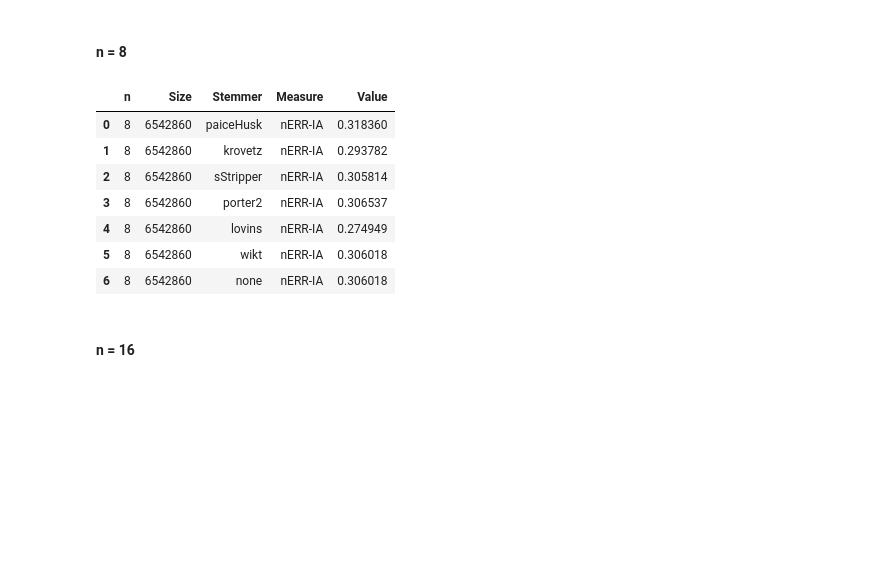
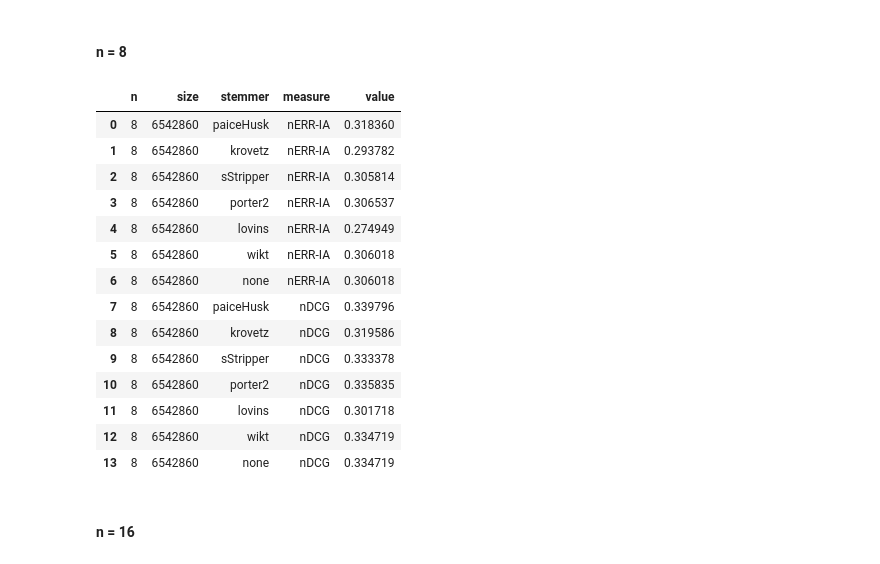
Before and after one commit to Axiomatic314/Stemming, a Jupyter notebook: clueweb.ipynb, the cells around one changed output. Saved outputs shown, nothing was run; the diff lists cells and outputs as text; code cells hidden in the pictures; blank space fills up the shorter version.

```diff
--- a/clueweb.ipynb
+++ b/clueweb.ipynb
@@ -73,14 +97,15 @@ display(nERR_4)
 #### n = 8
 # %%
 nERR_8 = np.loadtxt(path.join(data_dir_2013,"n-8/nERR-8"))
-data = {"Stemmer" : labels, "nERR-IA" : nERR_8}
-nERR_8 = pd.DataFrame(data=data)
-nERR_8["n"] = 8
-nERR_8["Size"] = 6542860
-nERR_8 = nERR_8.melt(id_vars=["n", "Size", "Stemmer"]).rename({"variable": "Measure", "value" : "Value"}, axis="columns")
-display(nERR_8)
+nDCG_8 = np.loadtxt(path.join(data_dir_2013, "n-8/nDCG-8"))
+data = {"stemmer" : labels, "nERR-IA" : nERR_8, "nDCG" : nDCG_8}
+n_8 = pd.DataFrame(data=data)
+n_8["n"] = 8
+n_8["size"] = 6542860
+n_8 = n_8.melt(id_vars=["n", "size", "stemmer"]).rename({"variable" : "measure"}, axis="columns")
+display(n_8)
 # %% [output]
-|  | n | Size | Stemmer | Measure | Value |
+|  | n | size | stemmer | measure | value |
 | 0 | 8 | 6542860 | paiceHusk | nERR-IA | 0.318360 |
 | 1 | 8 | 6542860 | krovetz | nERR-IA | 0.293782 |
 | 2 | 8 | 6542860 | sStripper | nERR-IA | 0.305814 |
@@ -88,6 +113,13 @@ display(nERR_8)
 | 4 | 8 | 6542860 | lovins | nERR-IA | 0.274949 |
 | 5 | 8 | 6542860 | wikt | nERR-IA | 0.306018 |
 | 6 | 8 | 6542860 | none | nERR-IA | 0.306018 |
+| 7 | 8 | 6542860 | paiceHusk | nDCG | 0.339796 |
+| 8 | 8 | 6542860 | krovetz | nDCG | 0.319586 |
+| 9 | 8 | 6542860 | sStripper | nDCG | 0.333378 |
+| 10 | 8 | 6542860 | porter2 | nDCG | 0.335835 |
+| 11 | 8 | 6542860 | lovins | nDCG | 0.301718 |
+| 12 | 8 | 6542860 | wikt | nDCG | 0.334719 |
+| 13 | 8 | 6542860 | none | nDCG | 0.334719 |
 # %% [markdown]
 #### n = 16
 # %%
```
Also changed, not shown: parts of 20 cells of this notebook, 10 other files.
